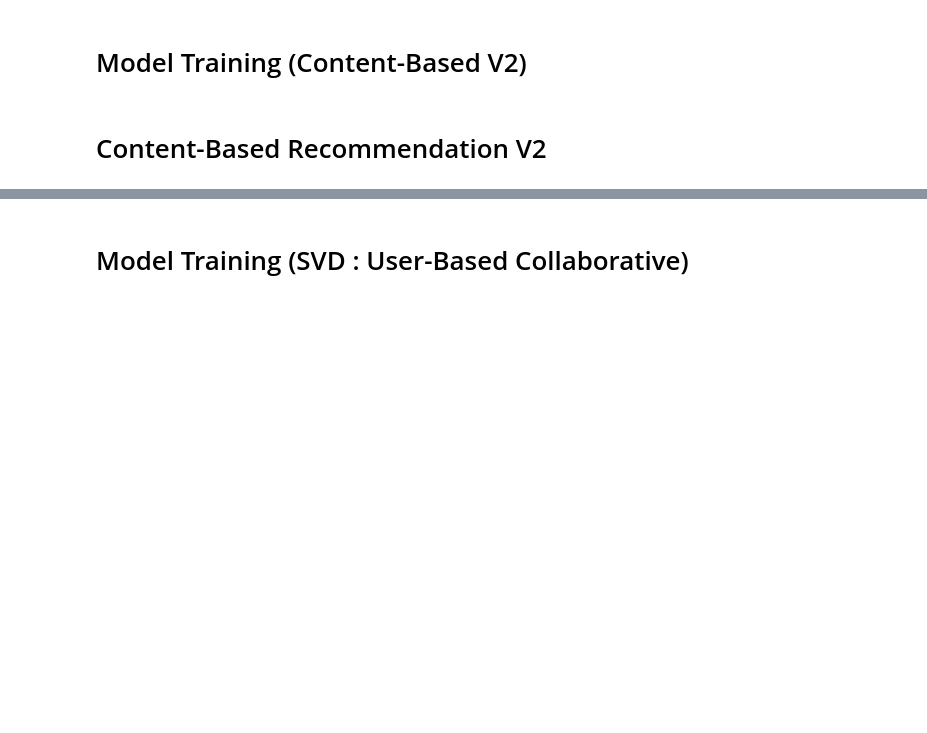
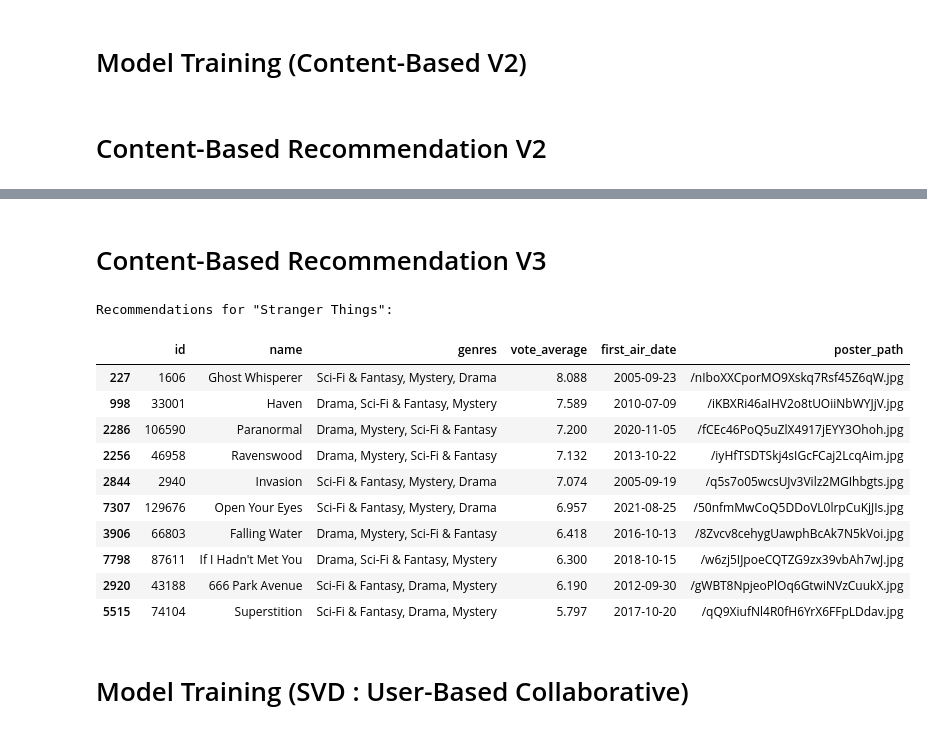
Before and after one commit to SStepz/TheWatcher, a Jupyter notebook: Recommendations/TVRS.ipynb, the cells around one changed output, grey strips where cells are left out. Drawn from its saved outputs; the diff is of its cells as text; code cells hidden in the pictures; blank space fills up the shorter version.

```diff
--- a/Recommendations/TVRS.ipynb
+++ b/Recommendations/TVRS.ipynb
@@ -283,0 +286,19 @@ Recommendations for "Stranger Things":
+# %%
+df_tv['genres'] = df_tv['genres'].fillna('')
+
+df_tv['combined_features'] = df_tv['genres'].apply(lambda x: ' '.join([x] * 3)) + ' ' + df_tv['production_companies']
+
+# Compute the TF-IDF matrix
+tfidf_matrix_v3 = tfidf.fit_transform(df_tv['combined_features'].values.astype('U')).astype(np.float32)
+
+# Convert the sparse matrix to a dense matrix
+tfidf_matrix_dense_v3 = tfidf_matrix_v3.toarray()
+
+# Normalize the TF-IDF matrix
+tfidf_matrix_dense_v3 = tfidf_matrix_dense_v3 / np.linalg.norm(tfidf_matrix_dense_v3, axis=1, keepdims=True)
+
+# Build the Faiss index
+index_v3 = faiss.IndexFlatIP(tfidf_matrix_dense_v3.shape[1])
+index_v3.add(tfidf_matrix_dense_v3)
+# %% [markdown]
+# Content-Based Recommendation V3
@@ -284,3 +352,21 @@ Recommendations for "Stranger Things":
+# %%
+tv_id = 66732
+tv_title = 'Stranger Things'
+print(f'Recommendations for "{tv_title}":')
+get_recommendations_by_id_v3(tv_id, index_v3, tfidf_matrix_dense_v3, df_tv)
+# %% [output]
+Recommendations for "Stranger Things":
+|  | id | name | genres | vote_average | first_air_date | poster_path |
+| 227 | 1606 | Ghost Whisperer | Sci-Fi & Fantasy, Mystery, Drama | 8.088 | 2005-09-23 | /nIboXXCporMO9Xskq7Rsf45Z6qW.jpg |
+| 998 | 33001 | Haven | Drama, Sci-Fi & Fantasy, Mystery | 7.589 | 2010-07-09 | /iKBXRi46aIHV2o8tUOiiNbWYJjV.jpg |
+| 2286 | 106590 | Paranormal | Drama, Mystery, Sci-Fi & Fantasy | 7.200 | 2020-11-05 | /fCEc46PoQ5uZlX4917jEYY3Ohoh.jpg |
+| 2256 | 46958 | Ravenswood | Drama, Mystery, Sci-Fi & Fantasy | 7.132 | 2013-10-22 | /iyHfTSDTSkj4sIGcFCaj2LcqAim.jpg |
+| 2844 | 2940 | Invasion | Sci-Fi & Fantasy, Mystery, Drama | 7.074 | 2005-09-19 | /q5s7o05wcsUJv3Vilz2MGIhbgts.jpg |
+| 7307 | 129676 | Open Your Eyes | Sci-Fi & Fantasy, Mystery, Drama | 6.957 | 2021-08-25 | /50nfmMwCoQ5DDoVL0lrpCuKjJIs.jpg |
+| 3906 | 66803 | Falling Water | Drama, Mystery, Sci-Fi & Fantasy | 6.418 | 2016-10-13 | /8Zvcv8cehygUawphBcAk7N5kVoi.jpg |
+| 7798 | 87611 | If I Hadn't Met You | Drama, Sci-Fi & Fantasy, Mystery | 6.300 | 2018-10-15 | /w6zj5IJpoeCQTZG9zx39vbAh7wJ.jpg |
+| 2920 | 43188 | 666 Park Avenue | Sci-Fi & Fantasy, Drama, Mystery | 6.190 | 2012-09-30 | /gWBT8NpjeoPlOq6GtwiNVzCuukX.jpg |
+| 5515 | 74104 | Superstition | Sci-Fi & Fantasy, Drama, Mystery | 5.797 | 2017-10-20 | /qQ9XiufNl4R0fH6YrX6FFpLDdav.jpg |
 # %% [markdown]
 # Model Training (SVD : User-Based Collaborative)
 # %%
```
Also changed, not shown: parts of 7 cells of this notebook, 5 other files.
